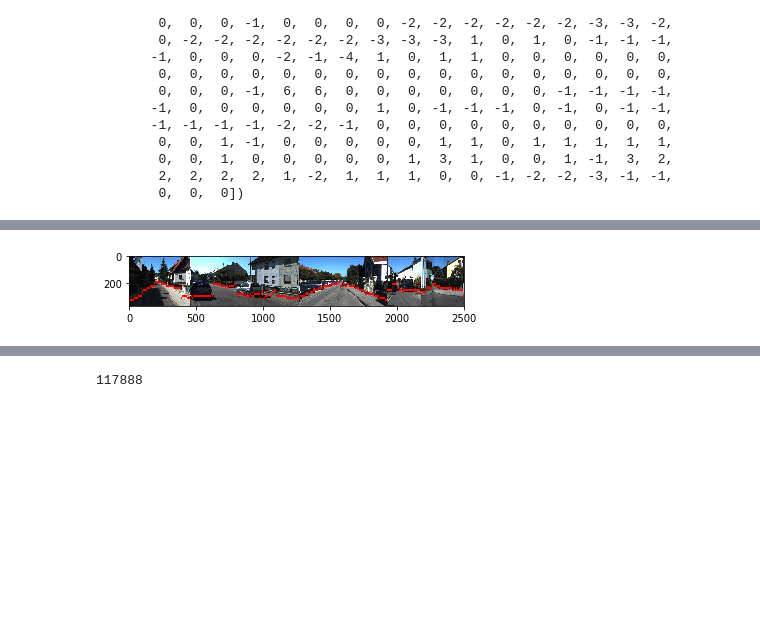
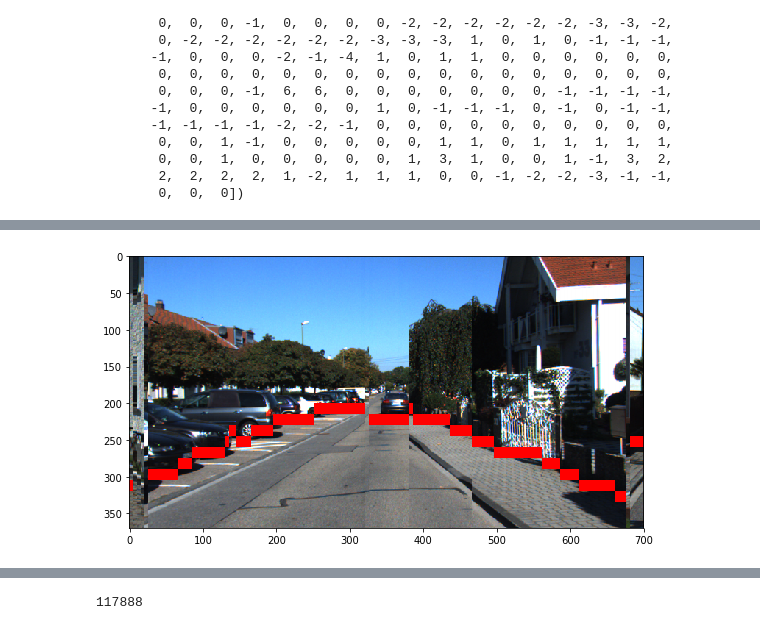
Before and after one commit to rainoa/StixelNetOptimization, a Jupyter notebook: StixelNet_train_and_eval_mobilenet_V2_17bins.ipynb, the cells around one changed output, grey strips where cells are left out. Drawn from its saved outputs; the diff is of its cells as text; code cells hidden in the pictures; blank space fills up the shorter version.

```diff
--- a/StixelNet_train_and_eval_mobilenet_V2_17bins.ipynb
+++ b/StixelNet_train_and_eval_mobilenet_V2_17bins.ipynb
@@ -787,6 +787,7 @@ img = np.ones([370, 1, 3])
 for im in range(cls_pred_2[:].shape[0]):
     img0 = plot_im(some_images_for_plt[im,:,:,:], cls_pred_2[im])
     img=np.concatenate([img,img0],axis=1)
-imgplot = plt.imshow(img)
+imgplot = plt.imshow(img[:,1250:1950,:])
+plt.rcParams['figure.figsize'] = [10, 5]
 plt.show()
 # %% [output]
@@ -794,10 +795,12 @@ plt.show()
 # %%
+#plotting GT:
 some_images_for_plt = some_images[:]/255.0
 img = np.ones([370, 1, 3])
 for im in range(some_images_cls[:].shape[0]):
-    img0 = plot_im(some_images_for_plt[im,:,:,:], cls_pred_2[im])
+    img0 = plot_im(some_images_for_plt[im,:,:,:], some_images_cls[im])
     img=np.concatenate([img,img0],axis=1)
-imgplot = plt.imshow(img)
+imgplot = plt.imshow(img[:,1250:1950,:])
+plt.rcParams['figure.figsize'] = [10, 5]
 plt.show()
 # %% [output]
-[figure, old version]
+[figure, new version]
```
Also changed, not shown: parts of 6 cells of this notebook.
